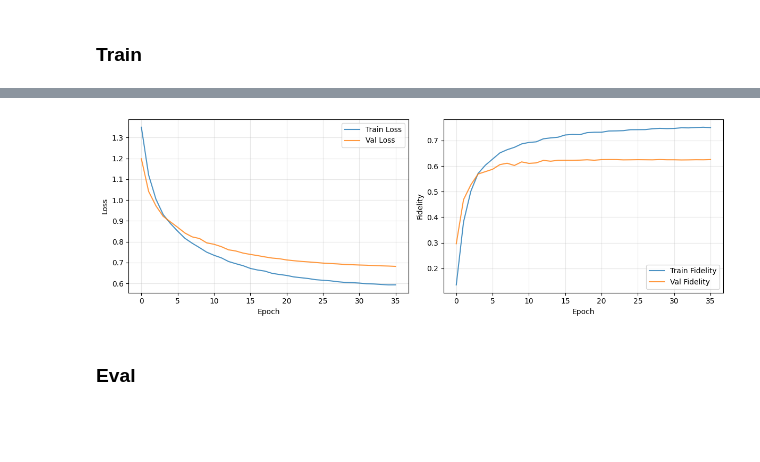
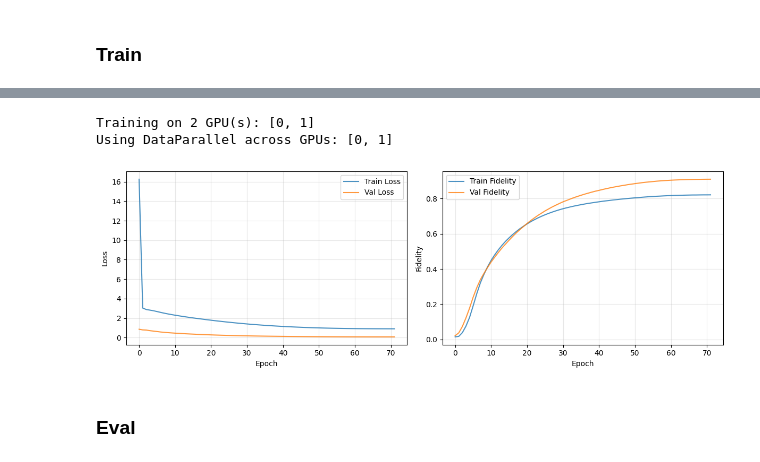
Before and after one commit to dhr412/quantum-state-nn, a Jupyter notebook: src/qubit_state_nn.ipynb, the cells around one changed output, grey strips where cells are left out. Drawn from its saved outputs; the diff is of its cells as text; code cells hidden in the pictures; blank space fills up the shorter version.

```diff
--- a/src/qubit_state_nn.ipynb
+++ b/src/qubit_state_nn.ipynb
@@ -754,0 +1101,32 @@ Sample state norm²: 1.0000 (should be ~1.0)
+# %%
+RANDOM_SEED = 24
+SUBSYS_SIZE = 5
+STATE_DIM = 2**SUBSYS_SIZE
+
+generator = SubsystemQuantumTomographyGenerator(
+    total_qubits=100,
+    subsystem_size=SUBSYS_SIZE,
+    subsystem_indices=[i for i in range(40, 40+SUBSYS_SIZE)],
+    dataset_size=8192,
+    shots_per_setting=4000,
+    depolarizing_noise=0.001,
+    readout_error=0.0075,
+    crosstalk_error=0.005,
+    thermal_population=0.01,
+    batch_size=256,
+    gpu_id=0,
+    seed=RANDOM_SEED
+)
+
+X, y = generator.generate_memmap_dataset()
+
+X = (X - X.mean(axis=0)) / (X.std(axis=0) + 1e-8)
+
+print(f"\nFeatures shape: {X.shape}")
+print(f"Targets shape: {y.shape}")
+
+real_part = y[0, :generator.subsystem_dim**2]
+imag_part = y[0, generator.subsystem_dim**2:]
+rho = (real_part + 1j * imag_part).reshape(STATE_DIM, STATE_DIM)
+trace = np.trace(rho).real
+print(f"Density matrix trace: {trace:.4f} (should be 1.0)")
@@ -755,16 +1149,17 @@ Sample state norm²: 1.0000 (should be ~1.0)
 # %%
 x_train, x_temp, y_train, y_temp = train_test_split(X, y, test_size=0.2, random_state=RANDOM_SEED)
 x_val, x_test, y_val, y_test = train_test_split(x_temp, y_temp, test_size=0.5, random_state=RANDOM_SEED)
 
-STATE_DIM = 2**N_QUBITS
 trained_model = train_model(
     x_train, y_train, x_val, y_val,
-    state_dim=STATE_DIM,
-    epochs=36,
-    batch_size=32,
-    lr=5e-4
+    matrix_dim=STATE_DIM,
+    epochs=72,
+    batch_size=48,
+    lr=1e-4,
 )
 # %% [output]
+Training on 2 GPU(s): [0, 1]
+Using DataParallel across GPUs: [0, 1]
-[figure, old version]
+[figure, new version]
 # %% [markdown]
 ### Eval
```
Also changed, not shown: parts of 10 cells of this notebook.
